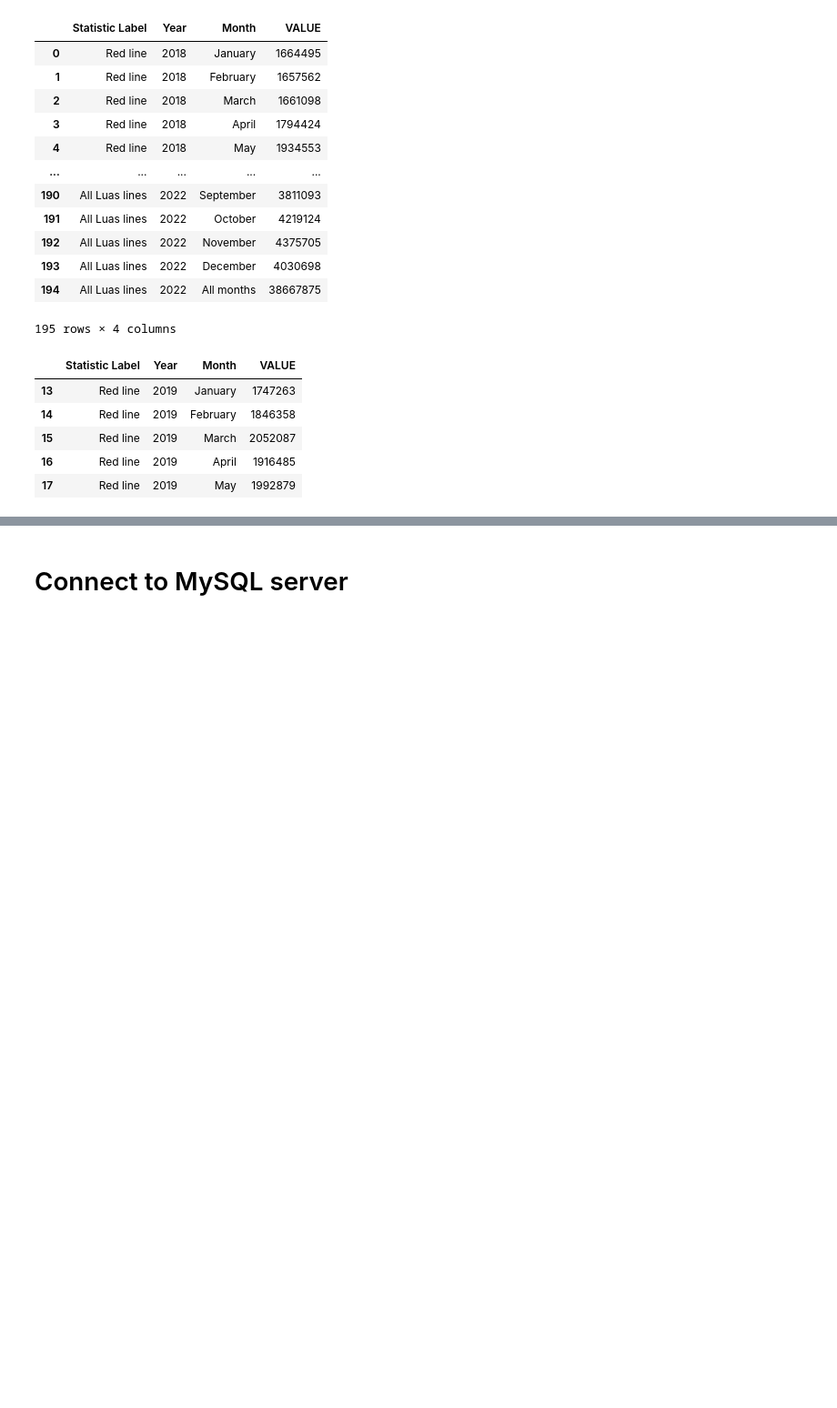
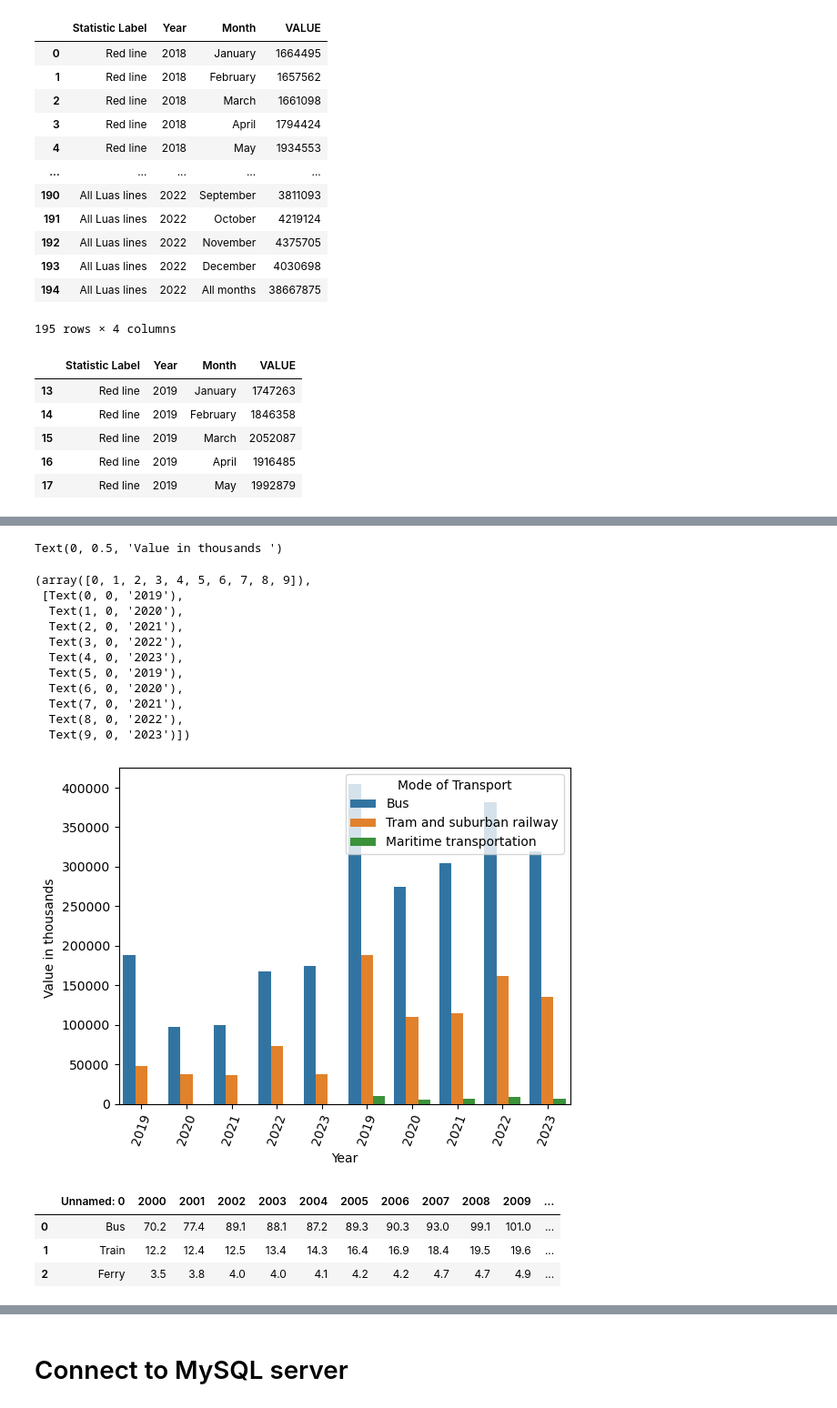
Before and after one commit to diagarmar29/Transport-in-Ireland-CA2, a Jupyter notebook: Transport.ipynb, the cells around one changed output, grey strips where cells are left out. Shown at 91% size. Cells and saved outputs as stored; diff of their text form; code cells hidden in the pictures; blank space fills up the shorter version.

```diff
--- a/Transport.ipynb
+++ b/Transport.ipynb
@@ -655,0 +784,25 @@ NZL_1
+# %%
+ax = sns.barplot(x="Year", y="VALUE", hue='Mode of Transport', data=Transport_Year)
+plt.ylabel('Value in thousands ')
+plt.xticks(rotation=70)
+# %% [output]
+Text(0, 0.5, 'Value in thousands ')
+(array([0, 1, 2, 3, 4, 5, 6, 7, 8, 9]),
+ [Text(0, 0, '2019'),
+  Text(1, 0, '2020'),
+  Text(2, 0, '2021'),
+  Text(3, 0, '2022'),
+  Text(4, 0, '2023'),
+  Text(5, 0, '2019'),
+  Text(6, 0, '2020'),
+  Text(7, 0, '2021'),
+  Text(8, 0, '2022'),
+  Text(9, 0, '2023')])
+[figure, added]
+# %%
+NZL
+# %% [output]
+|  | Unnamed: 0 | 2000 | 2001 | 2002 | 2003 | 2004 | 2005 | 2006 | 2007 | 2008 | 2009 | ... |
+| 0 | Bus | 70.2 | 77.4 | 89.1 | 88.1 | 87.2 | 89.3 | 90.3 | 93.0 | 99.1 | 101.0 | ... |
+| 1 | Train | 12.2 | 12.4 | 12.5 | 13.4 | 14.3 | 16.4 | 16.9 | 18.4 | 19.5 | 19.6 | ... |
+| 2 | Ferry | 3.5 | 3.8 | 4.0 | 4.0 | 4.1 | 4.2 | 4.2 | 4.7 | 4.7 | 4.9 | ... |
```
Also changed, not shown: parts of 89 cells of this notebook.
